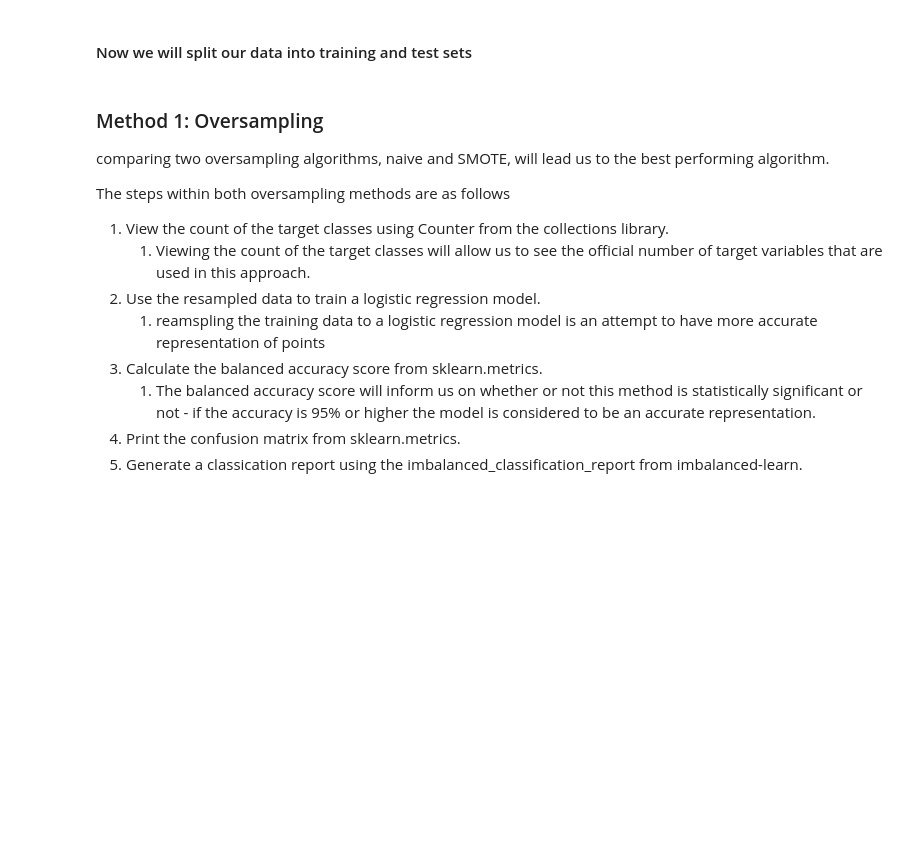
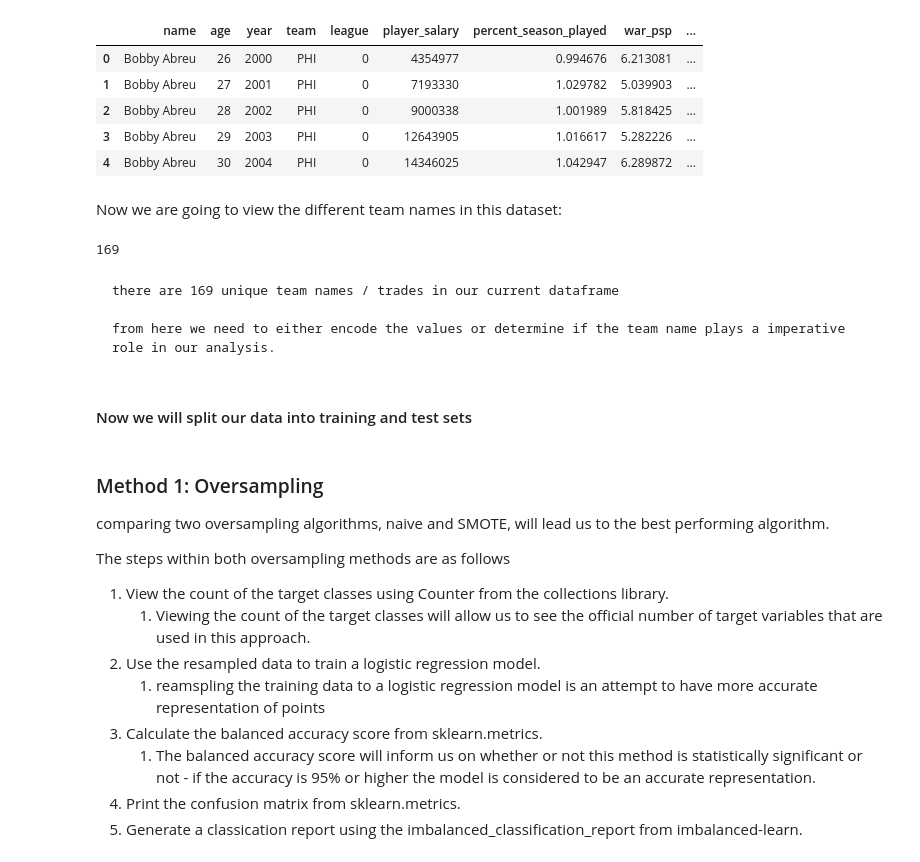
Before and after one commit to emoodyv/BaseballWARvContracts, a Jupyter notebook: WAR_MLmodel.ipynb, the cells around one changed output. Drawn from its saved outputs; the diff is of its cells as text; code cells hidden in the pictures; blank space fills up the shorter version.

```diff
--- a/WAR_MLmodel.ipynb
+++ b/WAR_MLmodel.ipynb
@@ -59,0 +129,2 @@ MLB_df.head()
+# %%
+all_df = all_df.replace(to_replace = "NL/AL", value="AL/NL", regex=True)
@@ -60,3 +145,24 @@ MLB_df.head()
+# %%
+all_df = all_df.replace({'league': {'NL': 0, 'AL': 1, 'AL/NL': 2}})
+all_df.head()
+# %% [output]
+|  | name | age | year | team | league | player_salary | percent_season_played | war_psp | ... |
+| 0 | Bobby Abreu | 26 | 2000 | PHI | 0 | 4354977 | 0.994676 | 6.213081 | ... |
+| 1 | Bobby Abreu | 27 | 2001 | PHI | 0 | 7193330 | 1.029782 | 5.039903 | ... |
+| 2 | Bobby Abreu | 28 | 2002 | PHI | 0 | 9000338 | 1.001989 | 5.818425 | ... |
+| 3 | Bobby Abreu | 29 | 2003 | PHI | 0 | 12643905 | 1.016617 | 5.282226 | ... |
+| 4 | Bobby Abreu | 30 | 2004 | PHI | 0 | 14346025 | 1.042947 | 6.289872 | ... |
+# %% [markdown]
+Now we are going to view the different team names in this dataset:
+# %%
+team_names = all_df["team"].unique().tolist()
+len(team_names)
+# %% [output]
+169
+# %% [markdown]
+    there are 169 unique team names / trades in our current dataframe
+
+    from here we need to either encode the values or determine if the team name plays a imperative role in our analysis.
 # %% [markdown]
 #### Now we will split our data into training and test sets
 # %%
```
Also changed, not shown: parts of 26 cells of this notebook.
